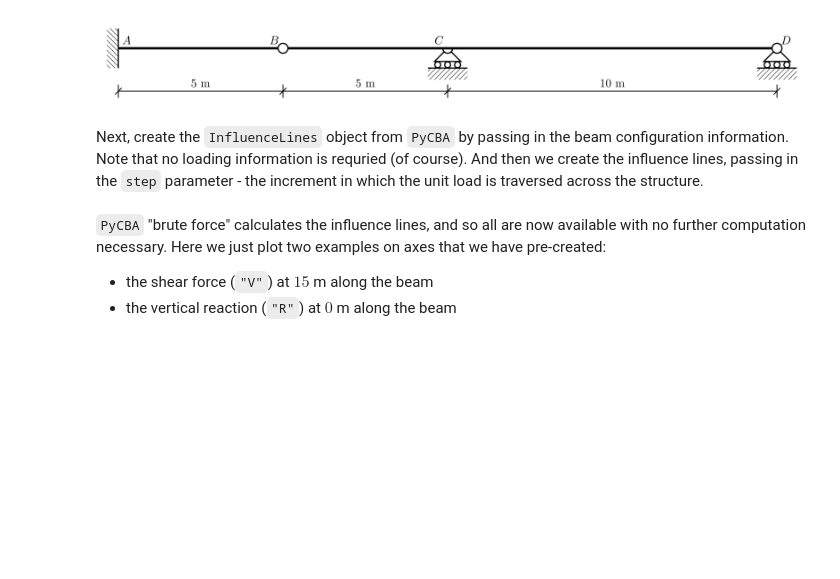
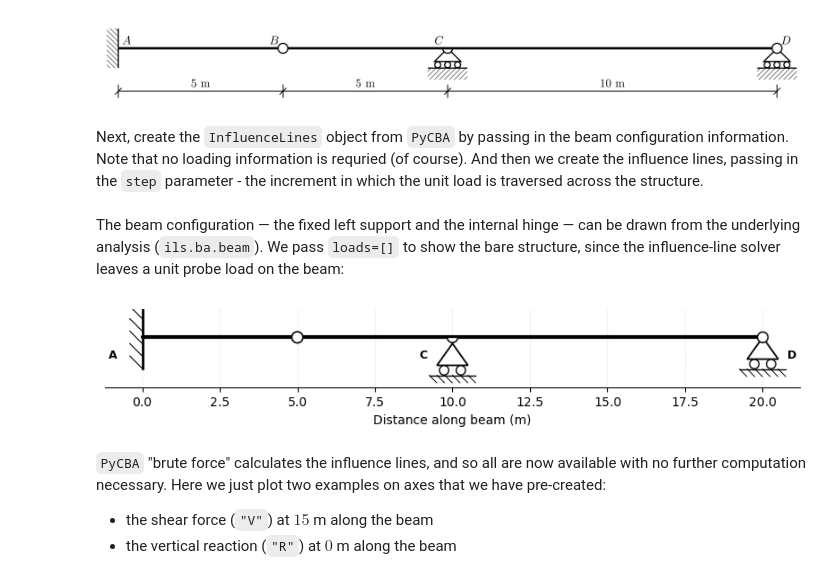
Before and after one commit to ccaprani/pycba, a Jupyter notebook: docs/source/notebooks/inf_lines.ipynb, the cells around one changed output. Saved outputs shown, nothing was run; the diff lists cells and outputs as text; code cells hidden in the pictures; blank space fills up the shorter version.

```diff
--- a/docs/source/notebooks/inf_lines.ipynb
+++ b/docs/source/notebooks/inf_lines.ipynb
@@ -27,6 +27,12 @@ Next, create the `InfluenceLines` object from `PyCBA` by passing in the beam con
 # %%
 ils = cba.InfluenceLines(L, EI, R, eType)
 ils.create_ils(step=0.5)
+# %% [markdown]
+The beam configuration — the fixed left support and the internal hinge — can be drawn from the underlying analysis (`ils.ba.beam`). We pass `loads=[]` to show the bare structure, since the influence-line solver leaves a unit probe load on the beam:
+# %%
+ils.ba.beam.plot(loads=[]);
+# %% [output]
+[figure, added]
 # %% [markdown]
 `PyCBA` "brute force" calculates the influence lines, and so all are now available with no further computation necessary. Here we just plot two examples on axes that we have pre-created:
 - the shear force (`"V"`) at $15$ m along the beam
```
Also changed, not shown: 3 other files.
